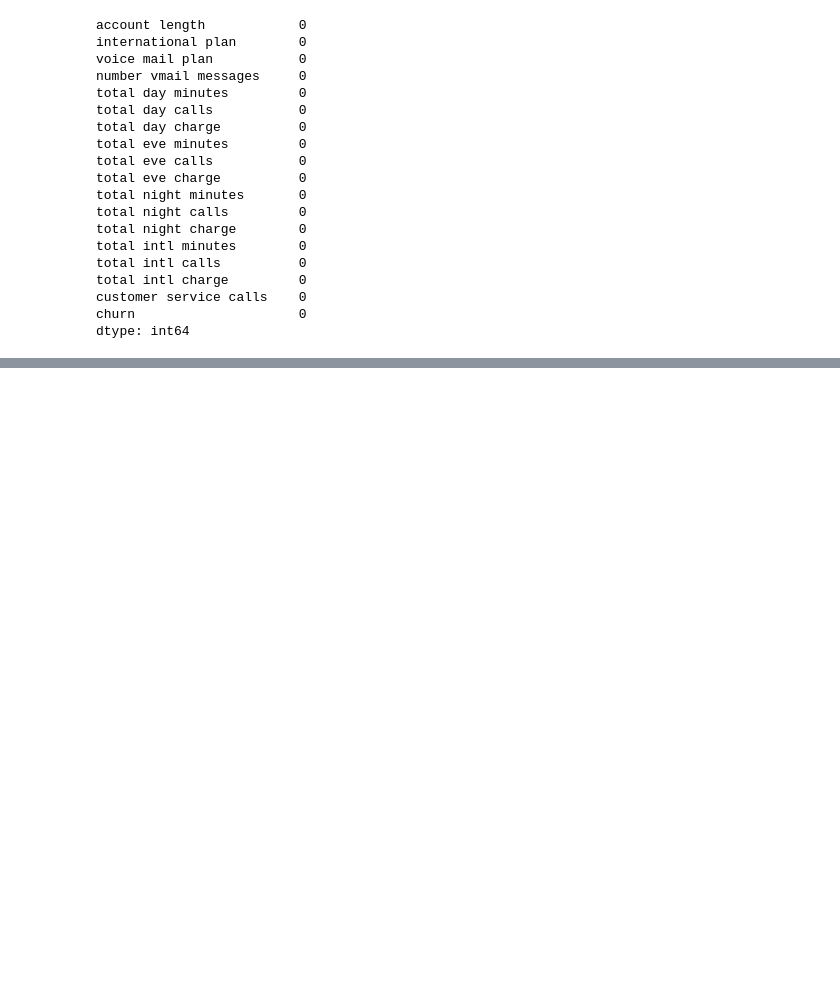
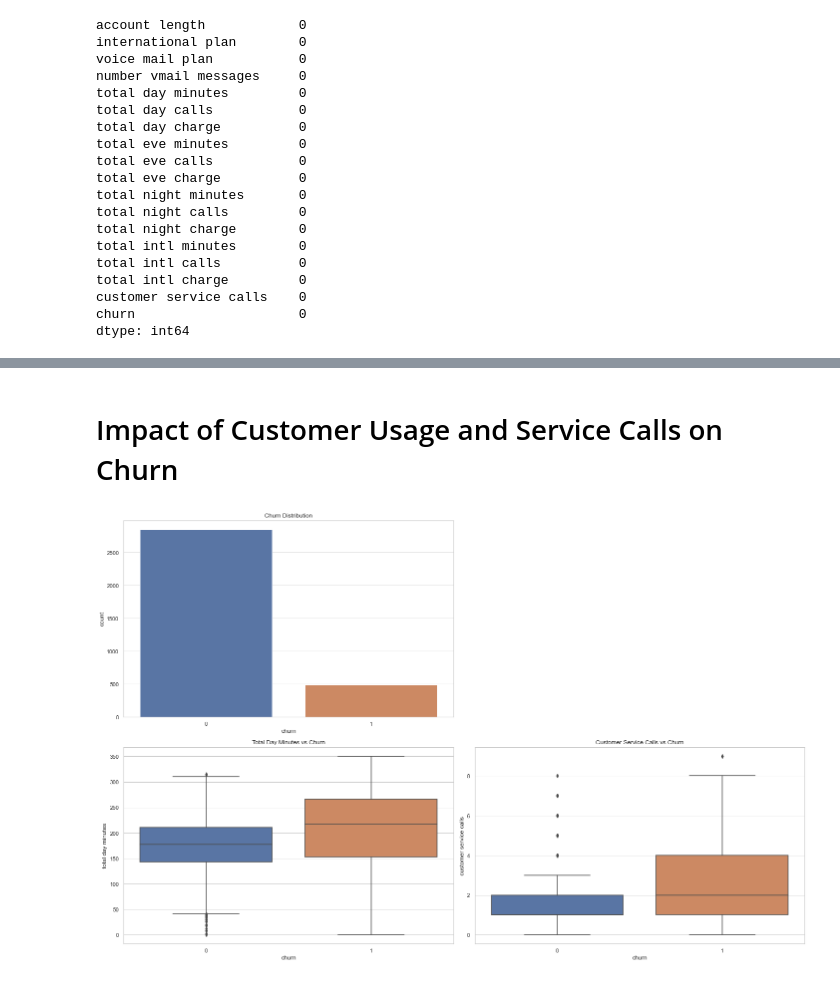
Before and after one commit to Sydney-Were/phase3_classification_project, a Jupyter notebook: Phase3_project.ipynb, the cells around one changed output, grey strips where cells are left out. Saved outputs shown, nothing was run; the diff lists cells and outputs as text; code cells hidden in the pictures; blank space fills up the shorter version.

```diff
--- a/Phase3_project.ipynb
+++ b/Phase3_project.ipynb
@@ -128,0 +199,25 @@ dtype: int64
+# %% [markdown]
+# Impact of Customer Usage and Service Calls on Churn
+# %%
+# Set up plots
+plt.figure(figsize=(20,25))
+
+# 1. Churn distribution
+plt.subplot(4,2,1)
+sns.countplot(data=df, x='churn')
+plt.title('Churn Distribution')
+
+# 3. Numerical features vs churn - Total day minutes
+plt.subplot(4,2,3)
+sns.boxplot(x='churn', y='total day minutes', data=df)
+plt.title('Total Day Minutes vs Churn')
+
+# 4. Customer service calls vs churn
+plt.subplot(4,2,4)
+sns.boxplot(x='churn', y='customer service calls', data=df)
+plt.title('Customer Service Calls vs Churn')
+
+plt.tight_layout()
+plt.show()
+# %% [output]
+[figure, added]
```
Also changed, not shown: parts of 11 cells of this notebook.
